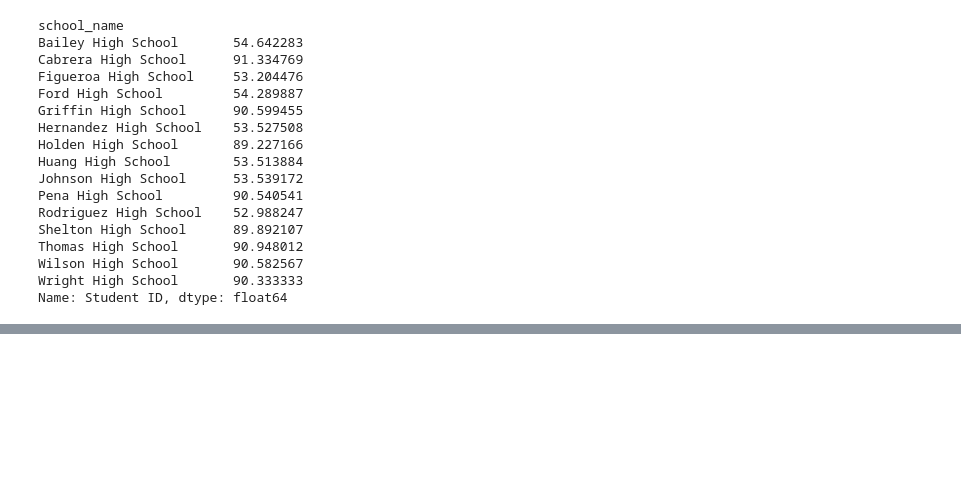
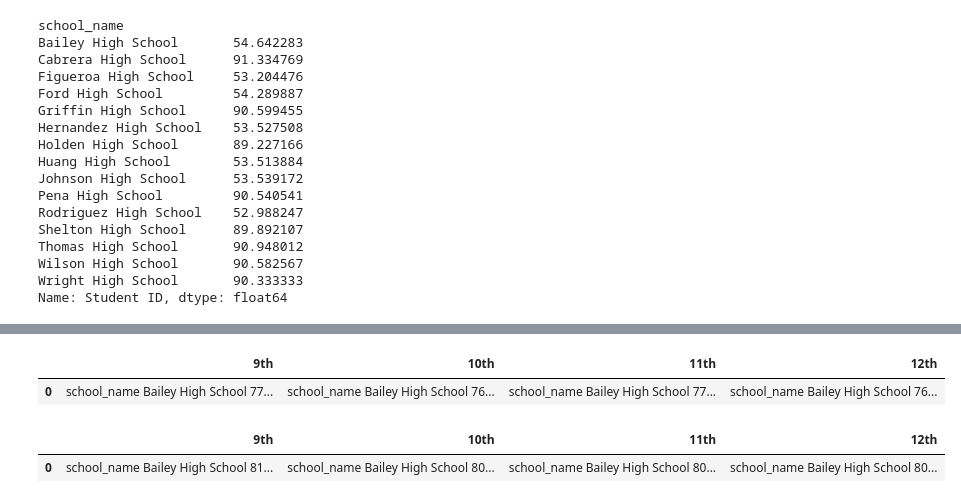
Before and after one commit to cynthiazhang88/Pandas-Challenge, a Jupyter notebook: PyCitySchools/PyCitySchools_starter.ipyb/PyCitySchools Data.ipynb, the cells around one changed output, grey strips where cells are left out. Saved outputs shown, nothing was run; the diff lists cells and outputs as text; code cells hidden in the pictures; blank space fills up the shorter version.

```diff
--- a/PyCitySchools/PyCitySchools_starter.ipyb/PyCitySchools Data.ipynb
+++ b/PyCitySchools/PyCitySchools_starter.ipyb/PyCitySchools Data.ipynb
@@ -264,0 +284,3 @@ bottom_performing_schools=
+# %%
+ninth_grade_math=student_df.loc[student_df['grade']=='9th'].groupby('school_name')["math_score"].mean()
+ninth_grade_math
@@ -264,0 +305,25 @@ bottom_performing_schools=
+# %%
+tenth_grade_math=student_df.loc[student_df['grade']=='10th'].groupby('school_name')["math_score"].mean()
+eleventh_grade_math=student_df.loc[student_df['grade']=='11th'].groupby('school_name')["math_score"].mean()
+twelfth_grade_math=student_df.loc[student_df['grade']=='12th'].groupby('school_name')["math_score"].mean()
+# %%
+average_math_per_grade=pd.DataFrame({"9th": [ninth_grade_math], "10th": [tenth_grade_math], "11th": [eleventh_grade_math],
+                              "12th": [twelfth_grade_math]
+
+})
+average_math_per_grade
+# %% [output]
+|  | 9th | 10th | 11th | 12th |
+| 0 | school_name Bailey High School 77... | school_name Bailey High School 76... | school_name Bailey High School 77... | school_name Bailey High School 76... |
+# %%
+ninth_grade_reading=student_df.loc[student_df['grade']=='9th'].groupby('school_name')["reading_score"].mean()
+tenth_grade_reading=student_df.loc[student_df['grade']=='10th'].groupby('school_name')["reading_score"].mean()
+eleventh_grade_reading=student_df.loc[student_df['grade']=='11th'].groupby('school_name')["reading_score"].mean()
+twelfth_grade_reading=student_df.loc[student_df['grade']=='12th'].groupby('school_name')["reading_score"].mean()
+
+average_reading_per_grade=pd.DataFrame({"9th": [ninth_grade_reading], "10th": [tenth_grade_reading], "11th": [eleventh_grade_reading],
+                              "12th": [twelfth_grade_reading]})
+average_reading_per_grade
+# %% [output]
+|  | 9th | 10th | 11th | 12th |
+| 0 | school_name Bailey High School 81... | school_name Bailey High School 80... | school_name Bailey High School 80... | school_name Bailey High School 80... |
```
Also changed, not shown: parts of 5 cells of this notebook.
